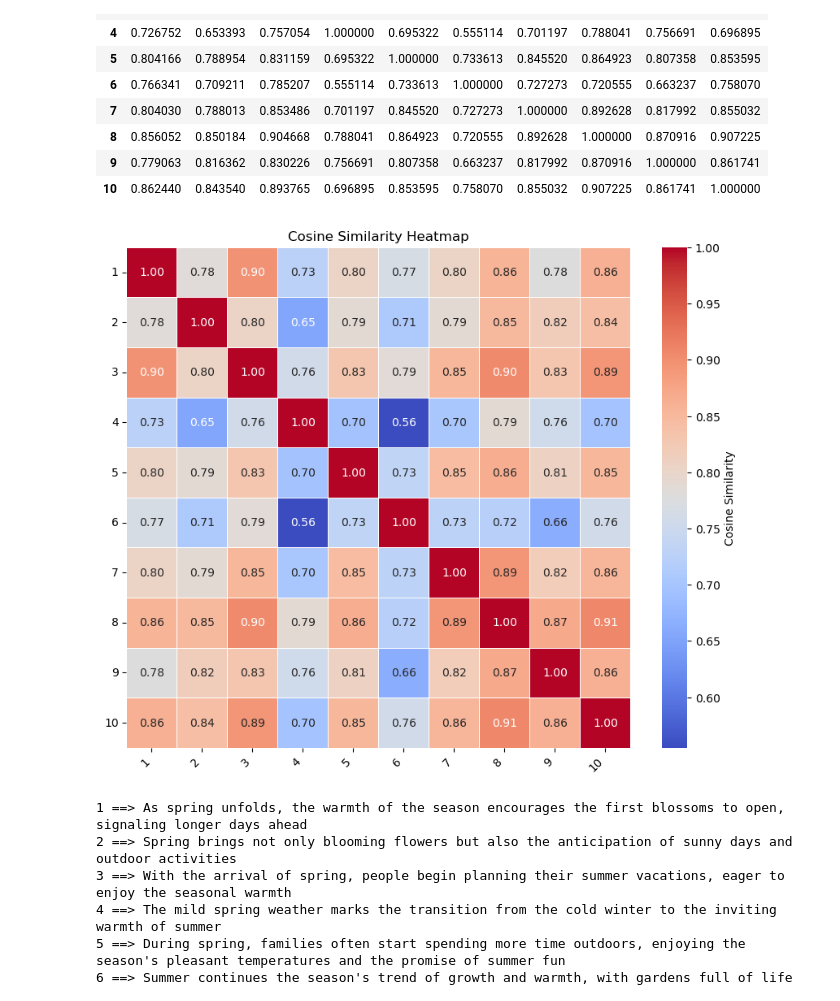
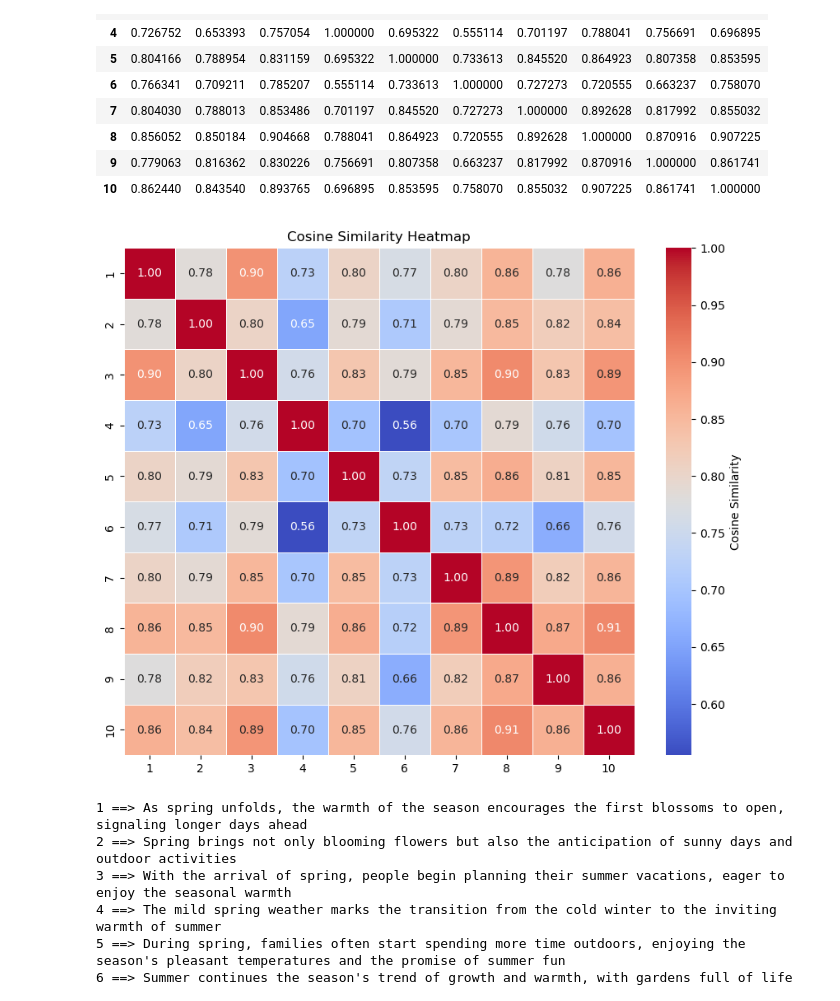
Before and after one commit to ay106/CS315_Tasks, a Jupyter notebook: Project_2/cosine_similarity.ipynb, the cells around one changed output. Drawn from its saved outputs; the diff is of its cells as text; code cells hidden in the pictures.

```diff
--- a/Project_2/cosine_similarity.ipynb
+++ b/Project_2/cosine_similarity.ipynb
@@ -162,15 +162,13 @@ cosine_all(text_example)
 # %%
 def creat_heatmap(text_example):
     result_df = cosine_all(text_example)
     plt.figure(figsize=(10, 8))
     sns.heatmap(result_df, annot=True, cmap="coolwarm", linewidths=.5, fmt=".2f", annot_kws={"size": 10}, cbar_kws={'label': 'Cosine Similarity'})
     plt.title("Cosine Similarity Heatmap")
-    plt.xticks(rotation=45, ha='right')  # Rotate x-axis labels for better visibility
-    plt.yticks(rotation=0)  # Keep y-axis labels horizontal
     plt.show()
 creat_heatmap(text_example)
 # %% [output]
-[figure, old version]
+[figure, new version]
 # %%
 #what numbers mean:
 
```
